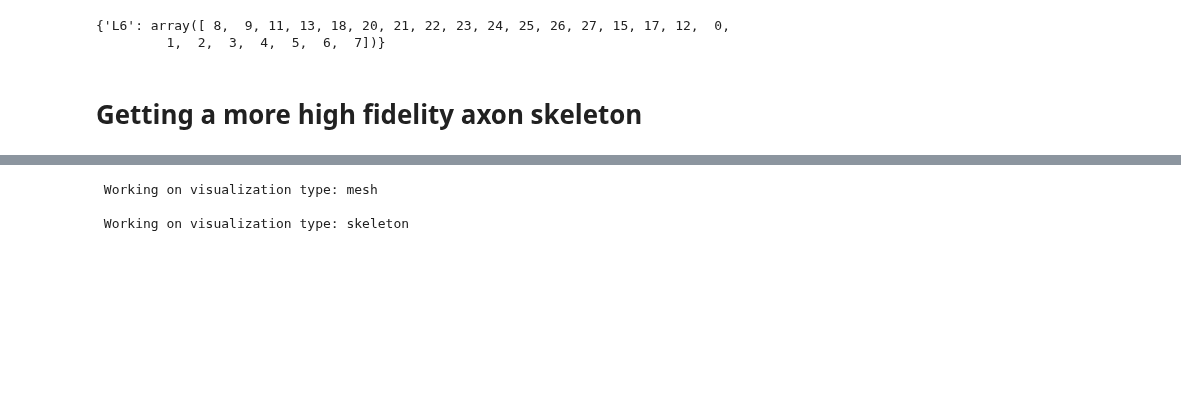
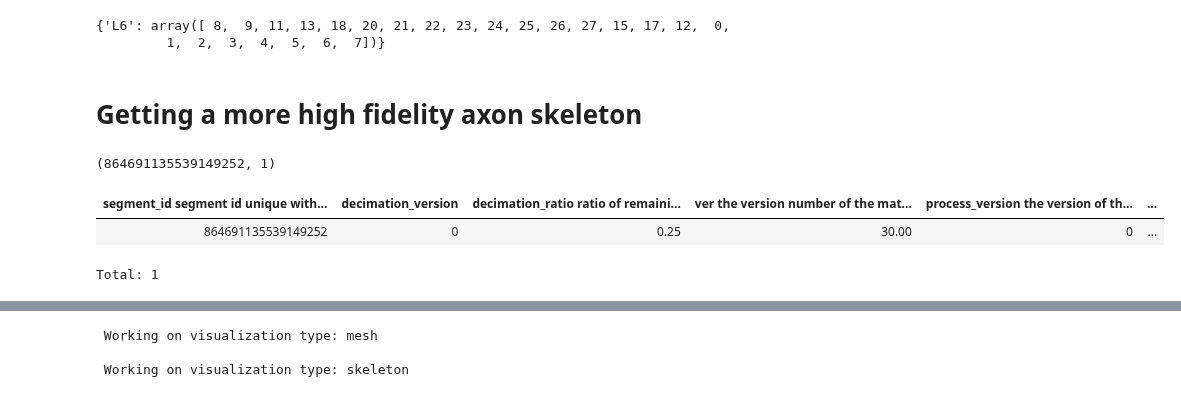
Before and after one commit to celiibrendan/neuron_mesh_tools, a Jupyter notebook: Auto_Proofreading/Validation_Testing/Val_1_Better_Axon_Decomposition.ipynb, the cells around one changed output, grey strips where cells are left out. Saved outputs shown, nothing was run; the diff lists cells and outputs as text; code cells hidden in the pictures; blank space fills up the shorter version.

Commit message:
fine axon decomposition progress

```diff
--- a/Auto_Proofreading/Validation_Testing/Val_1_Better_Axon_Decomposition.ipynb
+++ b/Auto_Proofreading/Validation_Testing/Val_1_Better_Axon_Decomposition.ipynb
@@ -181,6 +183,20 @@ NO AXON DETECTED FOR PLOTTING
          1,  2,  3,  4,  5,  6,  7])}
 # %% [markdown]
 # Getting a more high fidelity axon skeleton
+# %%
+curr_index = 3010
+segment_id = multi_axon_segs[curr_index]
+split_index = multi_axon_splits[curr_index]
+segment_id,split_index
+# %% [output]
+(864691135539149252, 1)
 # %%
-segment_id = 864691134947394812
+segment_id=864691135539149252
 split_index = 0
+# %%
+minnie.AutoProofreadNeurons2() & dict(segment_id = segment_id,
+                                      split_index=split_index)
+# %% [output]
+| segment_id segment id unique with... | decimation_version | decimation_ratio ratio of remaini... | ver the version number of the mat... | process_version the version of th... | ... |
+| 864691135539149252 | 0 | 0.25 | 30.00 | 0 | ... |
+Total: 1
```
Also changed, not shown: parts of 56 cells of this notebook.
